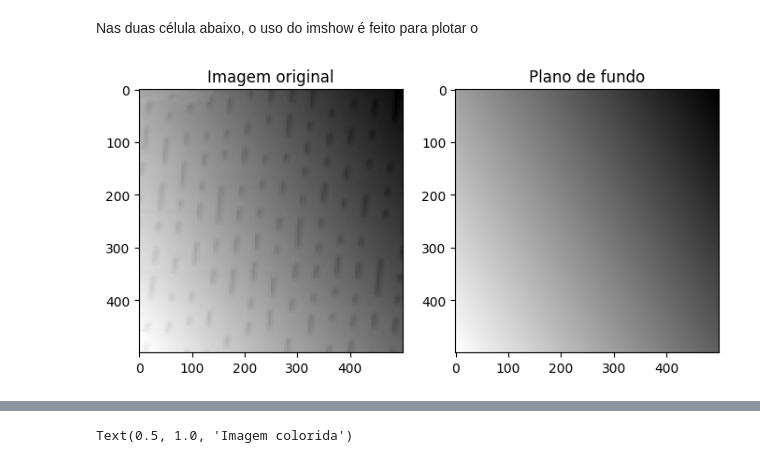
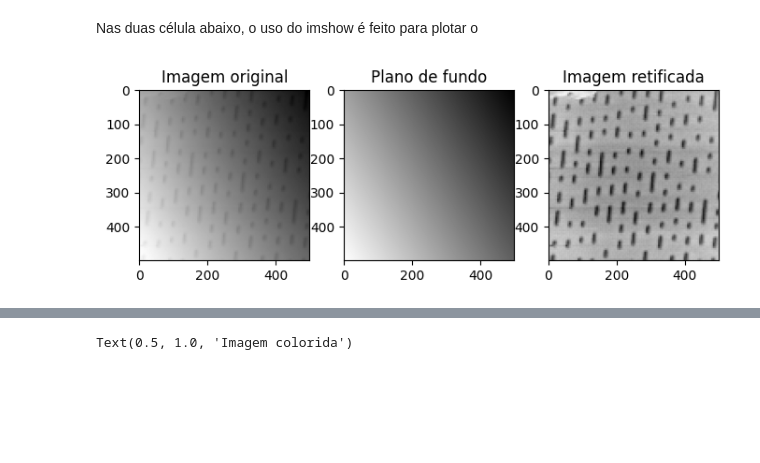
Before and after one commit to joseDavid23038/do_gwyddion_ao_python, a Jupyter notebook: Entendendo os mecanismos/Entendendo os mecanismo.ipynb, the cells around one changed output, grey strips where cells are left out. Drawn from its saved outputs; the diff is of its cells as text; code cells hidden in the pictures; blank space fills up the shorter version.

```diff
--- a/Entendendo os mecanismos/Entendendo os mecanismo.ipynb
+++ b/Entendendo os mecanismos/Entendendo os mecanismo.ipynb
@@ -58,15 +58,19 @@ def desentortar(imagem_qualquer):
 Nas duas célula abaixo, o uso do imshow é feito para plotar o
 # %%
 fundo = desentortar(imagem)[1] #A plano de fundo como segundo item retornado pela função desentortar
+desentortada = desentortar(imagem)[0]
 
-fig, axs = plt.subplots(1, 2, figsize=(8, 4))
+fig, axs = plt.subplots(1, 3, figsize=(8, 4))
 
 axs[0].imshow(imagem, cmap= 'gray')
 axs[0].set_title('Imagem original')
 
 axs[1].imshow(fundo, cmap= 'gray')
 axs[1].set_title('Plano de fundo')
 
+axs[2].imshow(desentortada, cmap= 'gray')
+axs[2].set_title('Imagem retificada')
+
 plt.show()
 # %% [output]
-[figure, old version]
+[figure, new version]
```
Also changed, not shown: parts of 6 cells of this notebook.
